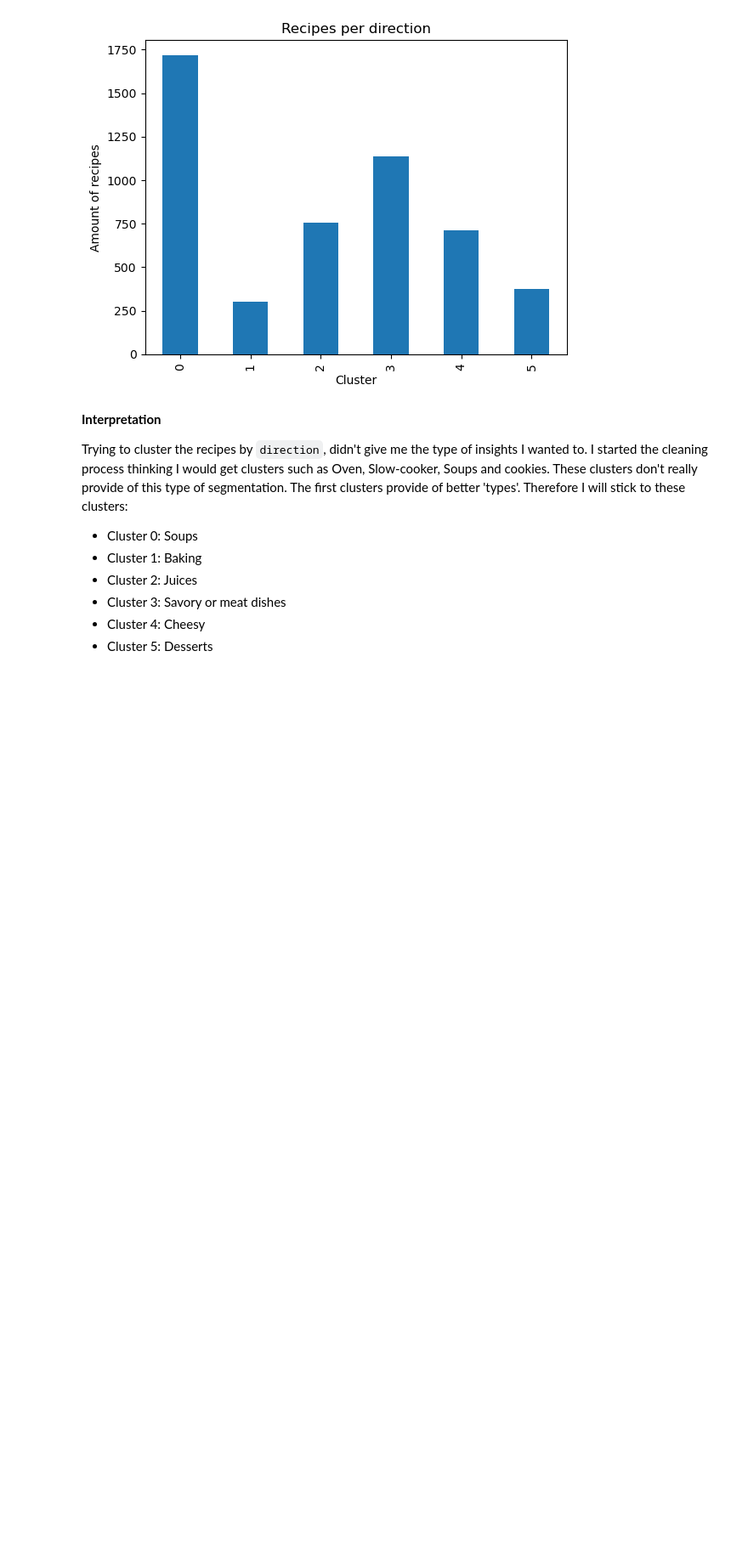
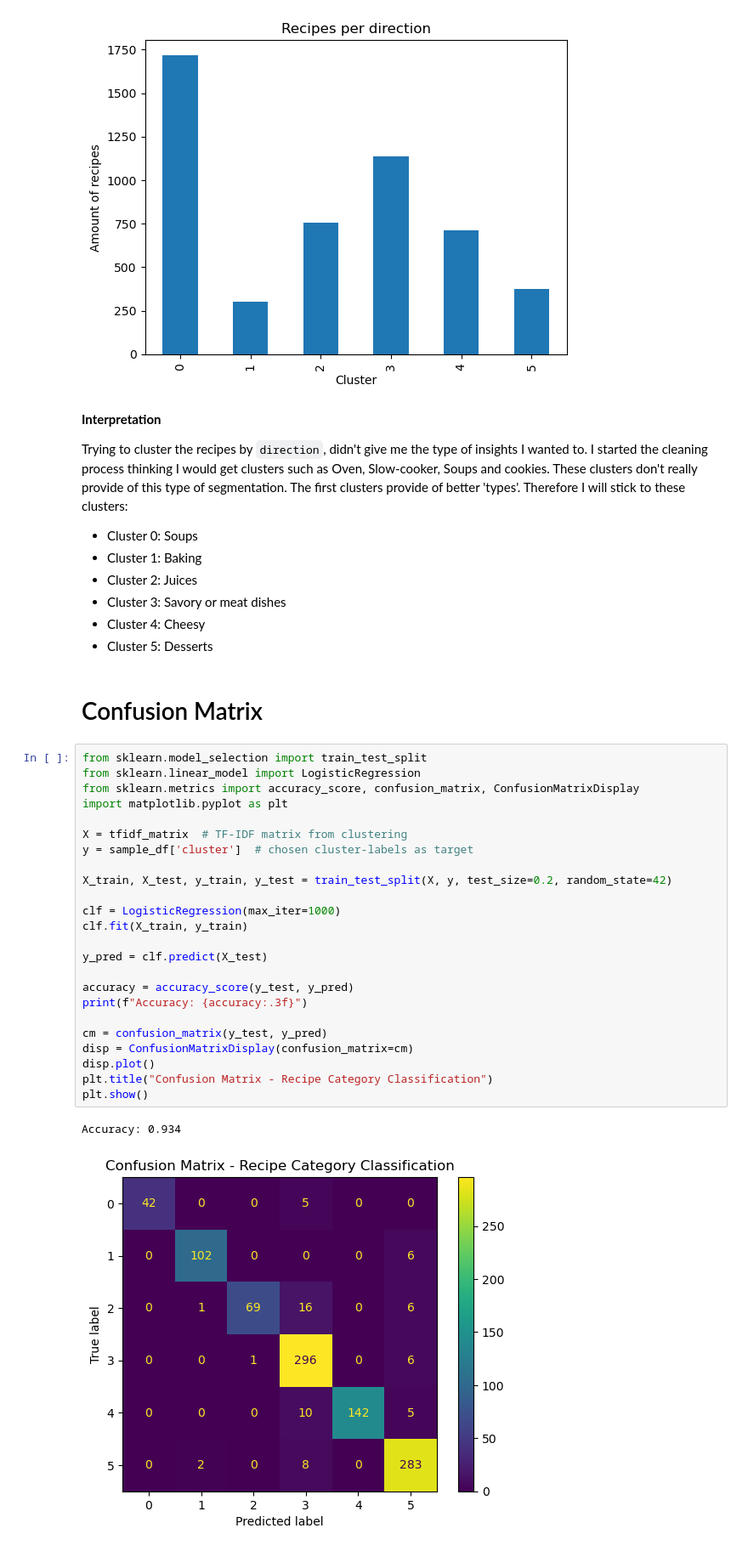
Before and after one commit to allyssa86-max/fridge-to-recipe-finder, a Jupyter notebook: Recipes-EDA.ipynb, the cells around one changed output. Shown at 85% size. Drawn from its saved outputs; the diff is of its cells as text; blank space fills up the shorter version.

```diff
--- a/Recipes-EDA.ipynb
+++ b/Recipes-EDA.ipynb
@@ -354,3 +354,32 @@ Therefore I will stick to these clusters:
 * Cluster 3: Savory or meat dishes
 * Cluster 4: Cheesy
 * Cluster 5: Desserts
+# %% [markdown]
+# Confusion Matrix
+# %%
+from sklearn.model_selection import train_test_split
+from sklearn.linear_model import LogisticRegression
+from sklearn.metrics import accuracy_score, confusion_matrix, ConfusionMatrixDisplay
+import matplotlib.pyplot as plt
+
+X = tfidf_matrix  # TF-IDF matrix from clustering
+y = sample_df['cluster']  # chosen cluster-labels as target
+
+X_train, X_test, y_train, y_test = train_test_split(X, y, test_size=0.2, random_state=42)
+
+clf = LogisticRegression(max_iter=1000)
+clf.fit(X_train, y_train)
+
+y_pred = clf.predict(X_test)
+
+accuracy = accuracy_score(y_test, y_pred)
+print(f"Accuracy: {accuracy:.3f}")
+
+cm = confusion_matrix(y_test, y_pred)
+disp = ConfusionMatrixDisplay(confusion_matrix=cm)
+disp.plot()
+plt.title("Confusion Matrix - Recipe Category Classification")
+plt.show()
+# %% [output]
+Accuracy: 0.934
+[figure, added]
```
Also changed, not shown: parts of 2 cells of this notebook, 4 other files.
